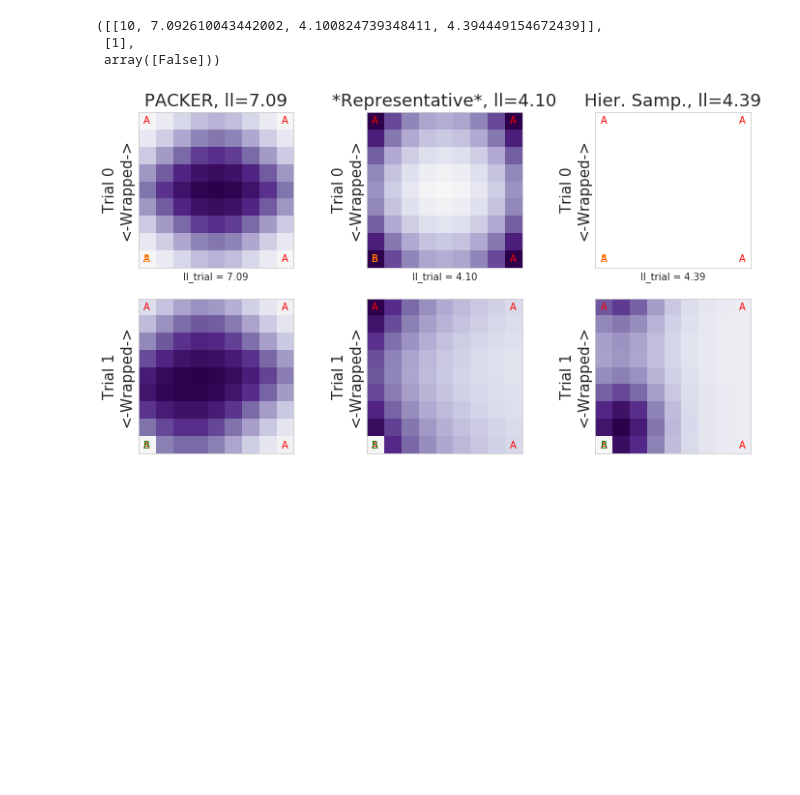
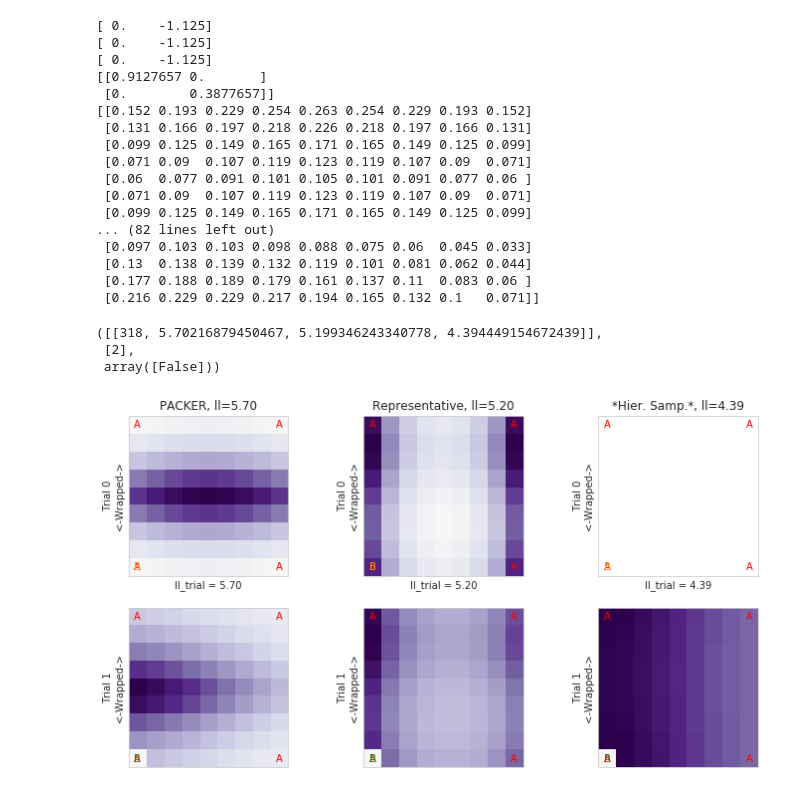
Before and after one commit to AusterweilLab/generating_categories, a Jupyter notebook: Experiments/cogpsych-code/plot_modelcompare_ind_dummy.ipynb, the cells around one changed output. Saved outputs shown, nothing was run; the diff lists cells and outputs as text; code cells hidden in the pictures; blank space fills up the shorter version.

```diff
--- a/Experiments/cogpsych-code/plot_modelcompare_ind_dummy.ipynb
+++ b/Experiments/cogpsych-code/plot_modelcompare_ind_dummy.ipynb
@@ -70,8 +70,8 @@ WT_THETA = 1.5
 MIN_LL = 1e-10
 
 # Specify default dataname
-dbname = 'experiments-pooled.db'#'experiments-5con.db'#raw data
-dataname_def = 'pooled'#'5con'#bestparms comes from here
+dbname = 'experiments-5con.db'#'experiments-pooled.db'#'experiments-5con.db'#raw data
+dataname_def = '5con'#'pooled'#'5con'#bestparms comes from here
 
 # Specify default dataname
 # dataname_def = 'pooled'#'nosofsky1986'#'NGPMG1994'
@@ -349,20 +362,37 @@ plotInd(ppts,betas,alphas,order,doplots=True)
 [figure]
 # %%
-ppts = [10]#[101]#[318]#trials.participants:
+ppts = [318]#[10]#[101]#[318]#trials.participants:
 betas = [0]#[39,41,49,31]#midcross#[2,3,4,5]#centered[39,41,49,31]#[30,32,48,50]#[72,64,16,8]#[30,32,48,50]
 alphas = [0,8,72,80]#oneoff[10,64,70,16]#edge[0,8,72,80]#[40,64,70,16]#[68,60,52]
 # modelList = [Packer,RepresentJK13,ConjugateJK13]
 if betas is None:
     nbetas = 4
 else:
     nbetas = len(betas)
 order = range(nbetas) #None = ordered by participant
 plotInd(ppts,betas,alphas,order,doplots=True)
 # %% [output]
-([[10, 7.092610043442002, 4.100824739348411, 4.394449154672439]],
- [1],
- array([False]))
+[ 0.    -1.125]
+[ 0.    -1.125]
+[ 0.    -1.125]
+[[0.9127657 0.       ]
+ [0.        0.3877657]]
+[[0.152 0.193 0.229 0.254 0.263 0.254 0.229 0.193 0.152]
+ [0.131 0.166 0.197 0.218 0.226 0.218 0.197 0.166 0.131]
+ [0.099 0.125 0.149 0.165 0.171 0.165 0.149 0.125 0.099]
+ [0.071 0.09  0.107 0.119 0.123 0.119 0.107 0.09  0.071]
+ [0.06  0.077 0.091 0.101 0.105 0.101 0.091 0.077 0.06 ]
+ [0.071 0.09  0.107 0.119 0.123 0.119 0.107 0.09  0.071]
+ [0.099 0.125 0.149 0.165 0.171 0.165 0.149 0.125 0.099]
+... (82 lines left out)
+ [0.097 0.103 0.103 0.098 0.088 0.075 0.06  0.045 0.033]
+ [0.13  0.138 0.139 0.132 0.119 0.101 0.081 0.062 0.044]
+ [0.177 0.188 0.189 0.179 0.161 0.137 0.11  0.083 0.06 ]
+ [0.216 0.229 0.229 0.217 0.194 0.165 0.132 0.1   0.071]]
+([[318, 5.70216879450467, 5.199346243340778, 4.394449154672439]],
+ [2],
+ array([False]))
-[figure, old version]
+[figure, new version]
 # %%
 #See if wins are consistent across permutations?)
 ppts = trials.participants
```
Also changed, not shown: parts of 2 cells of this notebook, 5 other files.
